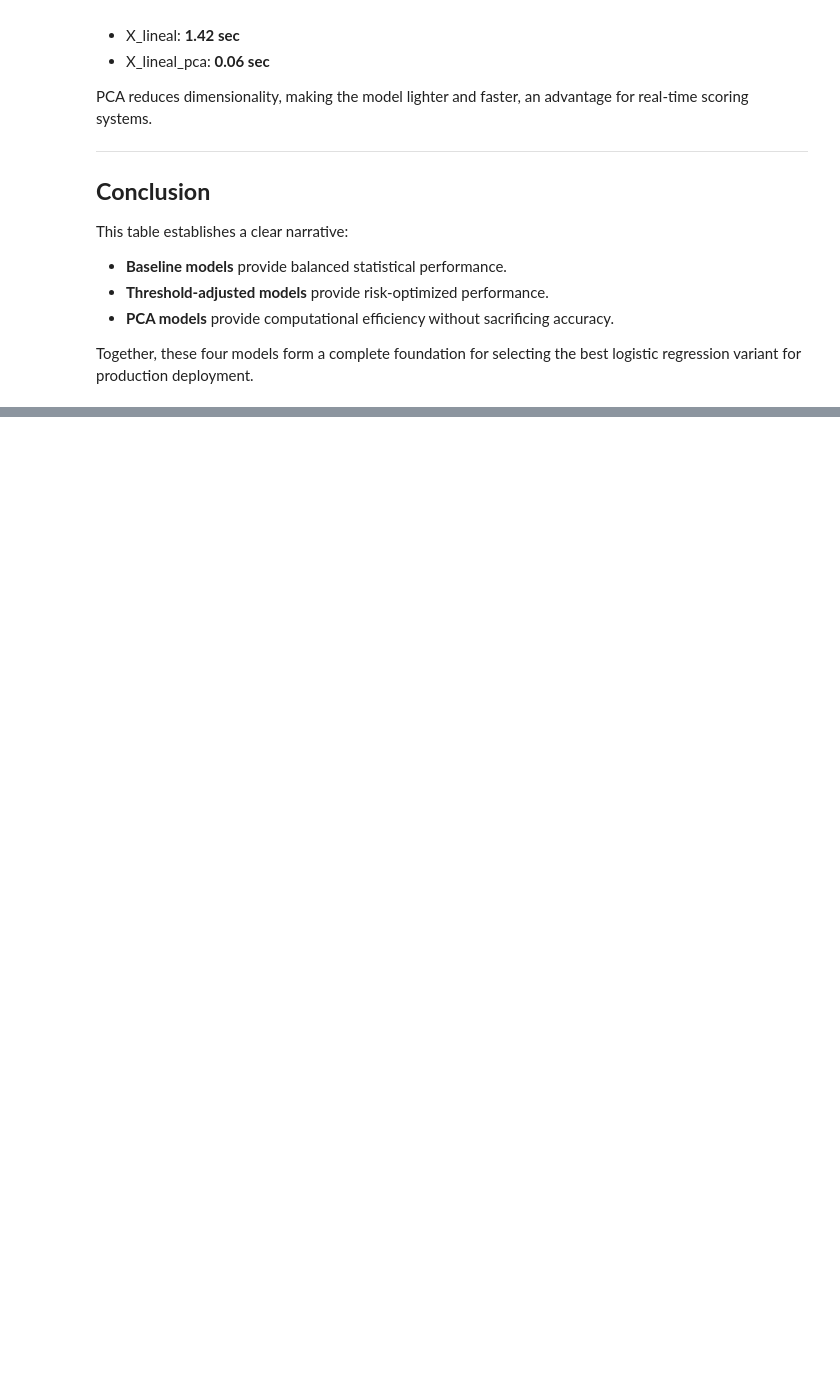
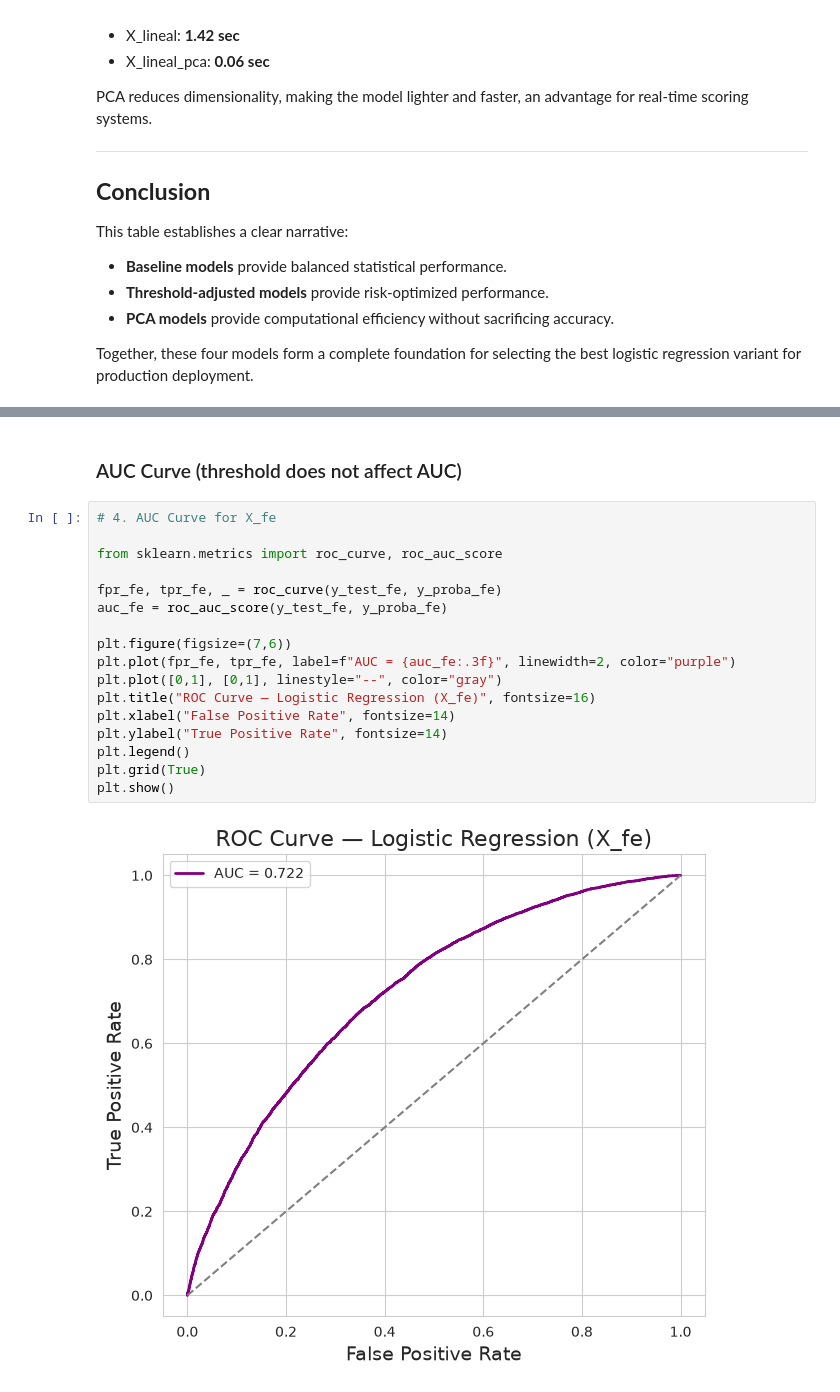
Before and after one commit to JoseAlberto88/Credit-Default-Risk-Analysis, a Jupyter notebook: python/4. Logistic regression.ipynb, the cells around one changed output, grey strips where cells are left out. Drawn from its saved outputs; the diff is of its cells as text; blank space fills up the shorter version.

```diff
--- a/python/4. Logistic regression.ipynb
+++ b/python/4. Logistic regression.ipynb
@@ -1036,0 +1371,21 @@ Together, these four models form a complete foundation for selecting the best lo
+# %% [markdown]
+### AUC Curve (threshold does not affect AUC)
+# %%
+# 4. AUC Curve for X_fe
+
+from sklearn.metrics import roc_curve, roc_auc_score
+
+fpr_fe, tpr_fe, _ = roc_curve(y_test_fe, y_proba_fe)
+auc_fe = roc_auc_score(y_test_fe, y_proba_fe)
+
+plt.figure(figsize=(7,6))
+plt.plot(fpr_fe, tpr_fe, label=f"AUC = {auc_fe:.3f}", linewidth=2, color="purple")
+plt.plot([0,1], [0,1], linestyle="--", color="gray")
+plt.title("ROC Curve — Logistic Regression (X_fe)", fontsize=16)
+plt.xlabel("False Positive Rate", fontsize=14)
+plt.ylabel("True Positive Rate", fontsize=14)
+plt.legend()
+plt.grid(True)
+plt.show()
+# %% [output]
+[figure, added]
```
Also changed, not shown: parts of 20 cells of this notebook, 1 other file.
